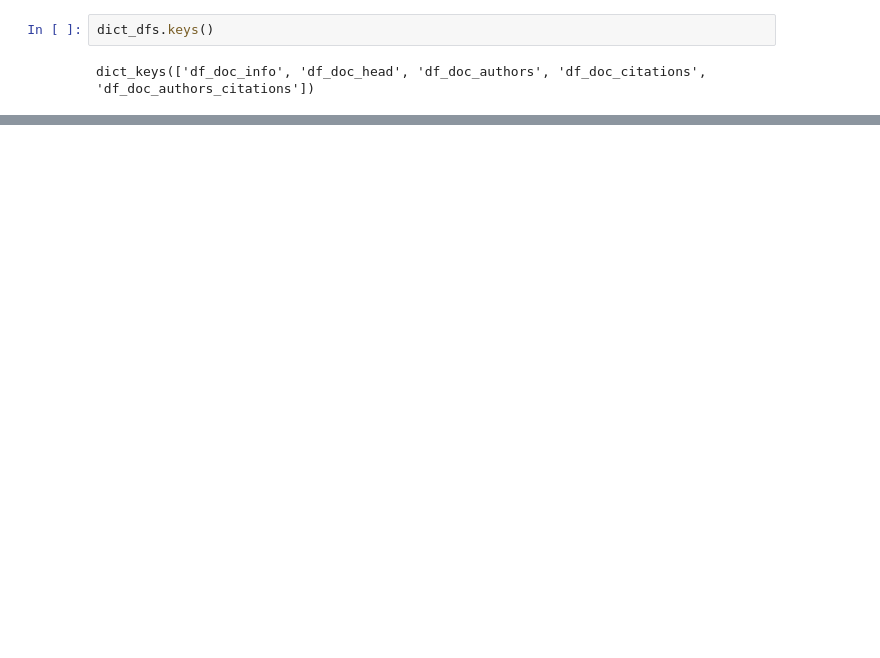
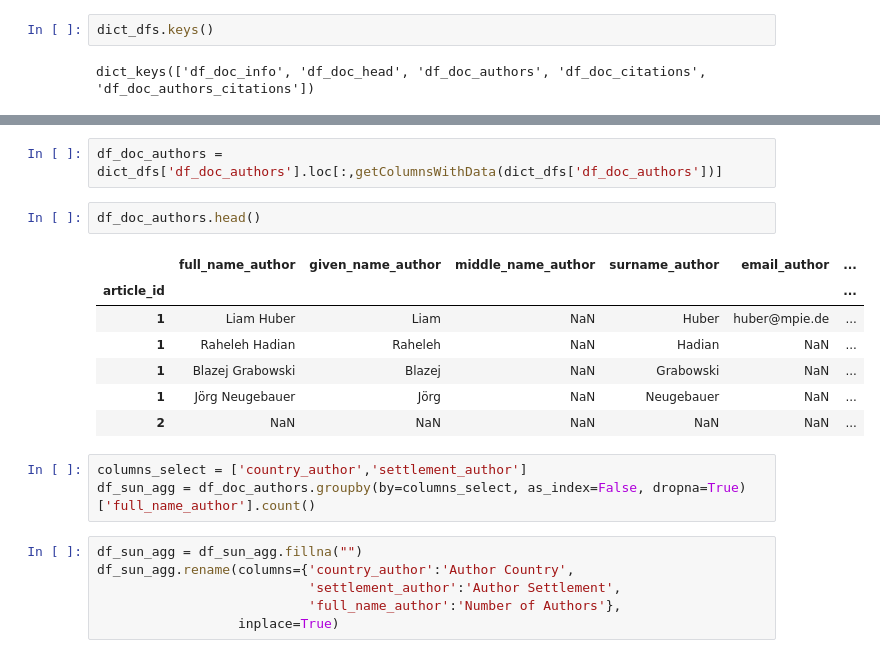
Before and after one commit to Vieirbat/Summarticles, a Jupyter notebook: notebooks/Visões Estatísticas.ipynb, the cells around one changed output, grey strips where cells are left out. Saved outputs shown, nothing was run; the diff lists cells and outputs as text; blank space fills up the shorter version.

```diff
--- a/notebooks/Visões Estatísticas.ipynb
+++ b/notebooks/Visões Estatísticas.ipynb
@@ -830,0 +356,21 @@ dict_dfs['df_doc_head']
+# %%
+df_doc_authors = dict_dfs['df_doc_authors'].loc[:,getColumnsWithData(dict_dfs['df_doc_authors'])]
+# %%
+df_doc_authors.head()
+# %% [output]
+|  | full_name_author | given_name_author | middle_name_author | surname_author | email_author | ... |
+| article_id |  |  |  |  |  | ... |
+| 1 | Liam Huber | Liam | NaN | Huber | huber@mpie.de | ... |
+| 1 | Raheleh Hadian | Raheleh | NaN | Hadian | NaN | ... |
+| 1 | Blazej Grabowski | Blazej | NaN | Grabowski | NaN | ... |
+| 1 | Jörg Neugebauer | Jörg | NaN | Neugebauer | NaN | ... |
+| 2 | NaN | NaN | NaN | NaN | NaN | ... |
+# %%
+columns_select = ['country_author','settlement_author']
+df_sun_agg = df_doc_authors.groupby(by=columns_select, as_index=False, dropna=True)['full_name_author'].count()
+# %%
+df_sun_agg = df_sun_agg.fillna("")
+df_sun_agg.rename(columns={'country_author':'Author Country',
+                           'settlement_author':'Author Settlement',
+                           'full_name_author':'Number of Authors'},
+                  inplace=True)
```
Also changed, not shown: parts of 98 cells of this notebook, 3 other files.
